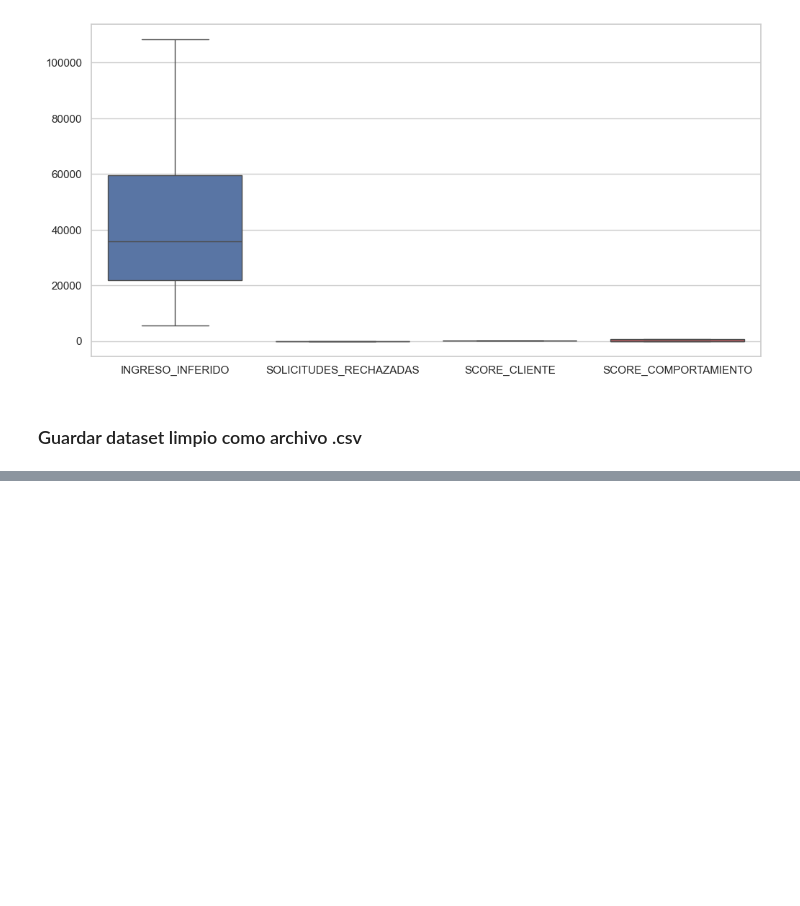
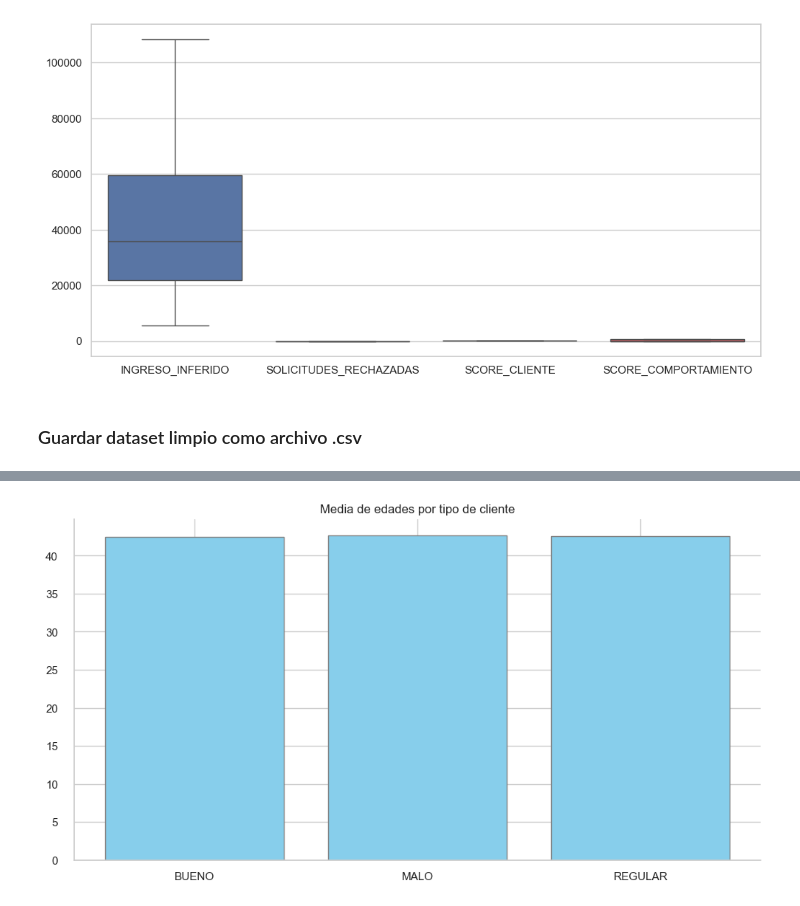
Before and after one commit to ElliotDM/inf_bancaria, a Jupyter notebook: notebooks/reporte.ipynb, the cells around one changed output, grey strips where cells are left out. Saved outputs shown, nothing was run; the diff lists cells and outputs as text; code cells hidden in the pictures; blank space fills up the shorter version.

```diff
--- a/notebooks/reporte.ipynb
+++ b/notebooks/reporte.ipynb
@@ -249,0 +282,4 @@ df_clean.to_csv(clean_data_path, index=False)
+# %%
+distribution(df_group["TIPO_CTE"], df_group["mean_edad"], "Media de edades por tipo de cliente")
+# %% [output]
+[figure, added]
```
Also changed, not shown: parts of 18 cells of this notebook, 10 other files.
